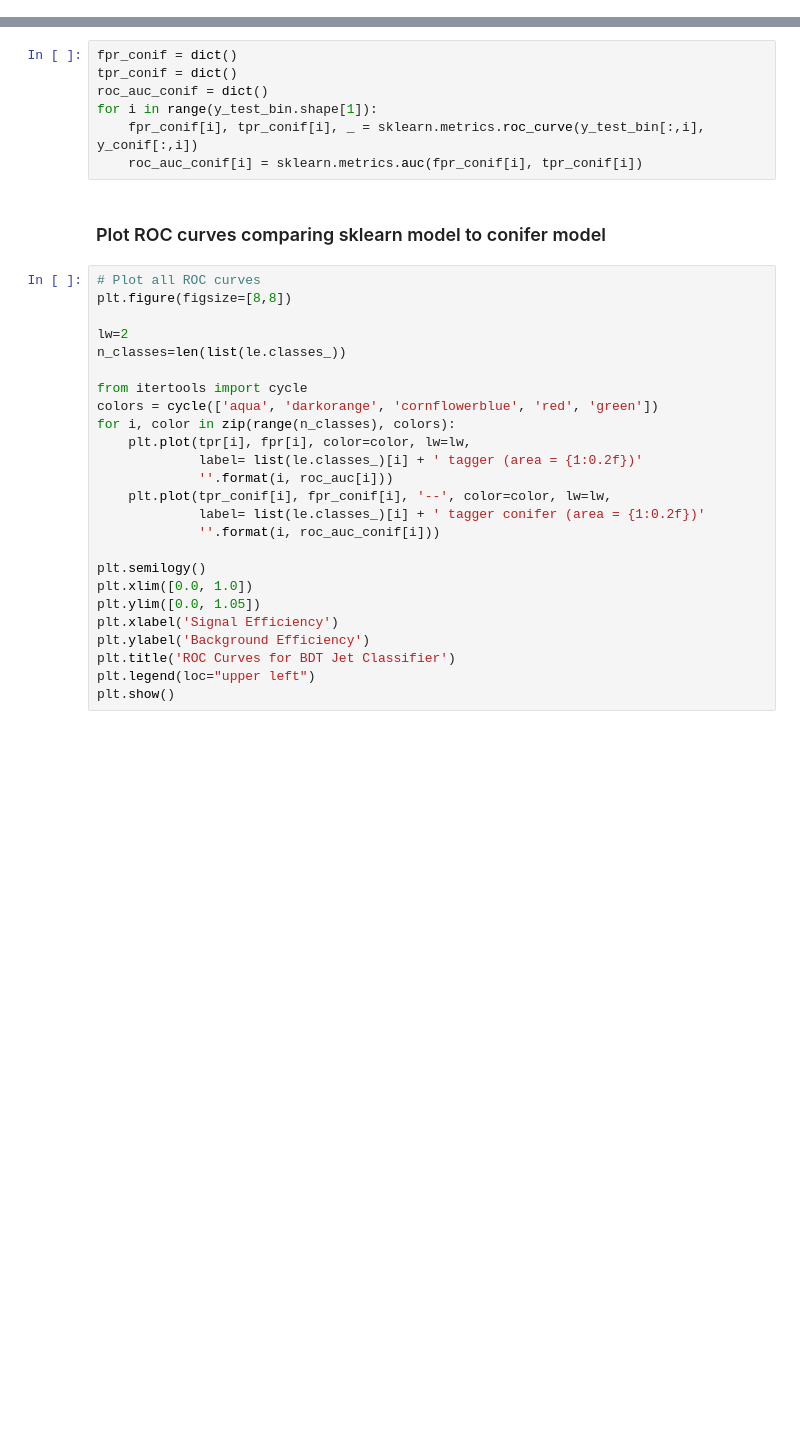
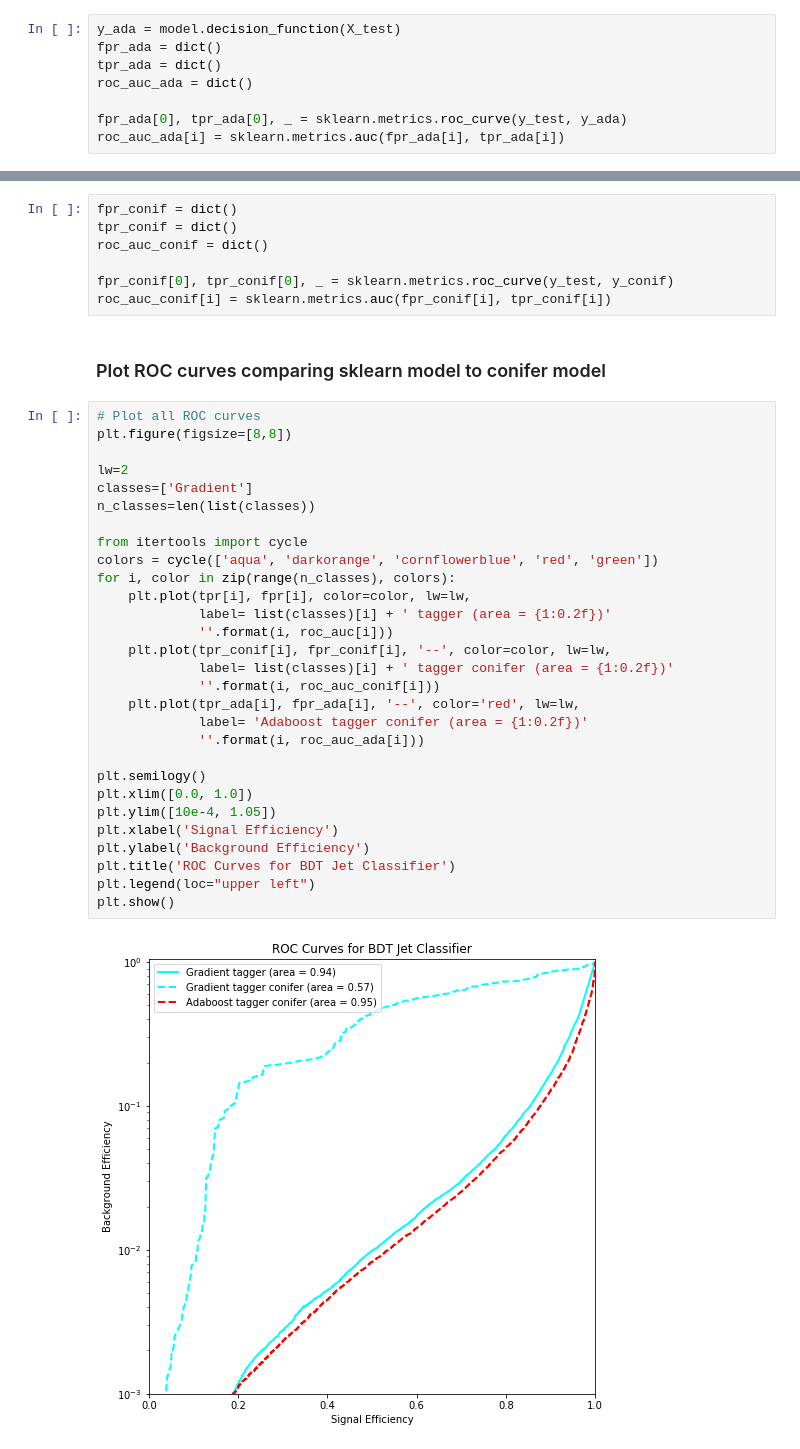
Before and after one commit to vladov3000/TauLeptonClassifier, a Jupyter notebook: BDT_Tau_Classifier.ipynb, the cells around one changed output, grey strips where cells are left out. Drawn from its saved outputs; the diff is of its cells as text; blank space fills up the shorter version.

```diff
--- a/BDT_Tau_Classifier.ipynb
+++ b/BDT_Tau_Classifier.ipynb
@@ -175,36 +266,50 @@ hls4ml.report.read_vivado_report(cfg['OutputDir'])
+# %%
+y_ada = model.decision_function(X_test)
+fpr_ada = dict()
+tpr_ada = dict()
+roc_auc_ada = dict()
+
+fpr_ada[0], tpr_ada[0], _ = sklearn.metrics.roc_curve(y_test, y_ada)
+roc_auc_ada[i] = sklearn.metrics.auc(fpr_ada[i], tpr_ada[i])
 # %% [markdown]
 ### Generate ROC curve metrics for conifer model
 # %%
 fpr_conif = dict()
 tpr_conif = dict()
 roc_auc_conif = dict()
-for i in range(y_test_bin.shape[1]):
-    fpr_conif[i], tpr_conif[i], _ = sklearn.metrics.roc_curve(y_test_bin[:,i], y_conif[:,i])
-    roc_auc_conif[i] = sklearn.metrics.auc(fpr_conif[i], tpr_conif[i])
+
+fpr_conif[0], tpr_conif[0], _ = sklearn.metrics.roc_curve(y_test, y_conif)
+roc_auc_conif[i] = sklearn.metrics.auc(fpr_conif[i], tpr_conif[i])
 # %% [markdown]
 ### Plot ROC curves comparing sklearn model to conifer model
 # %%
 # Plot all ROC curves
 plt.figure(figsize=[8,8])
 
 lw=2
-n_classes=len(list(le.classes_))
+classes=['Gradient']
+n_classes=len(list(classes))
 
 from itertools import cycle
 colors = cycle(['aqua', 'darkorange', 'cornflowerblue', 'red', 'green'])
 for i, color in zip(range(n_classes), colors):
     plt.plot(tpr[i], fpr[i], color=color, lw=lw,
-             label= list(le.classes_)[i] + ' tagger (area = {1:0.2f})'
+             label= list(classes)[i] + ' tagger (area = {1:0.2f})'
              ''.format(i, roc_auc[i]))
     plt.plot(tpr_conif[i], fpr_conif[i], '--', color=color, lw=lw,
-             label= list(le.classes_)[i] + ' tagger conifer (area = {1:0.2f})'
+             label= list(classes)[i] + ' tagger conifer (area = {1:0.2f})'
              ''.format(i, roc_auc_conif[i]))
+    plt.plot(tpr_ada[i], fpr_ada[i], '--', color='red', lw=lw,
+             label= 'Adaboost tagger conifer (area = {1:0.2f})'
+             ''.format(i, roc_auc_ada[i]))
 
 plt.semilogy()
 plt.xlim([0.0, 1.0])
-plt.ylim([0.0, 1.05])
+plt.ylim([10e-4, 1.05])
 plt.xlabel('Signal Efficiency')
 plt.ylabel('Background Efficiency')
 plt.title('ROC Curves for BDT Jet Classifier')
 plt.legend(loc="upper left")
 plt.show()
+# %% [output]
+[figure, added]
```
Also changed, not shown: parts of 22 cells of this notebook, 3 other files.
